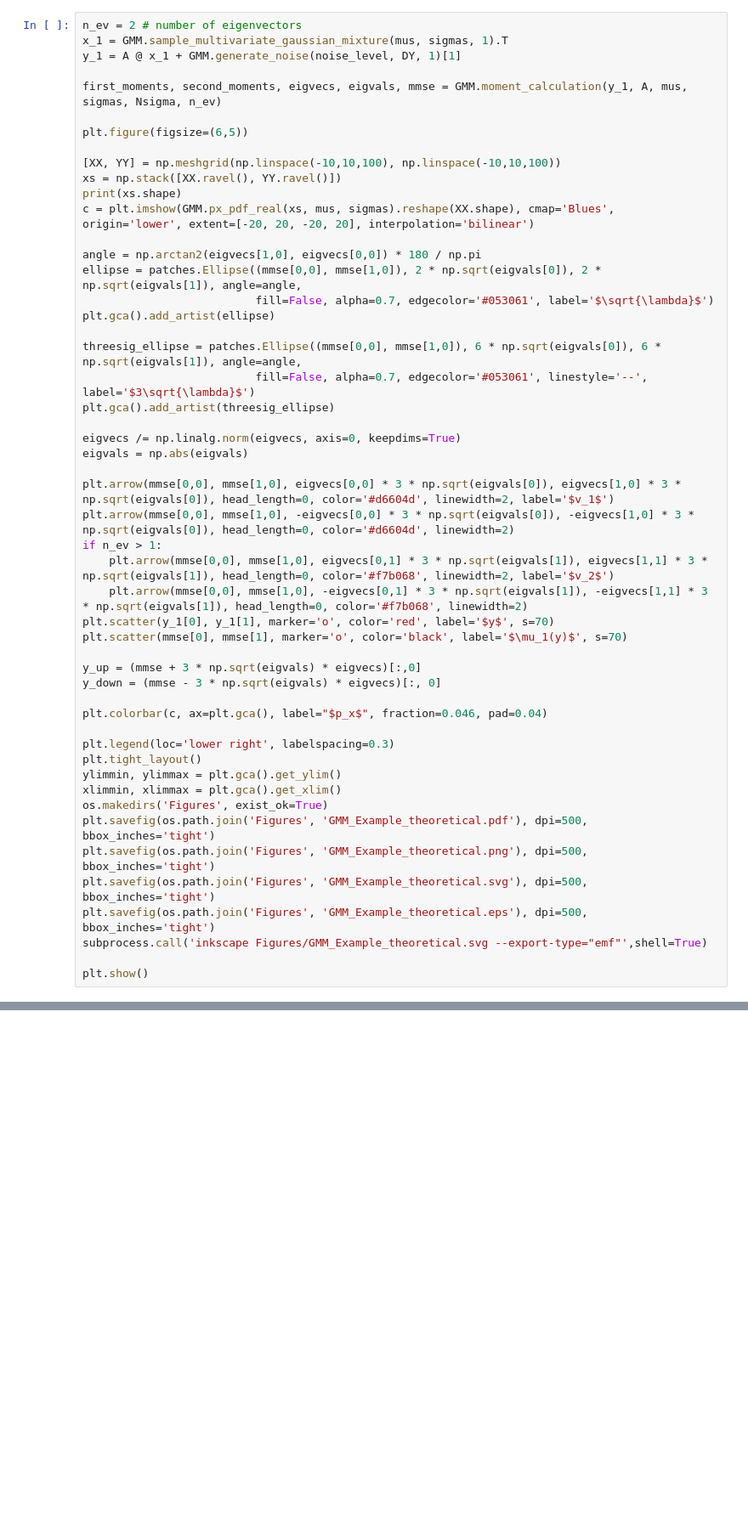
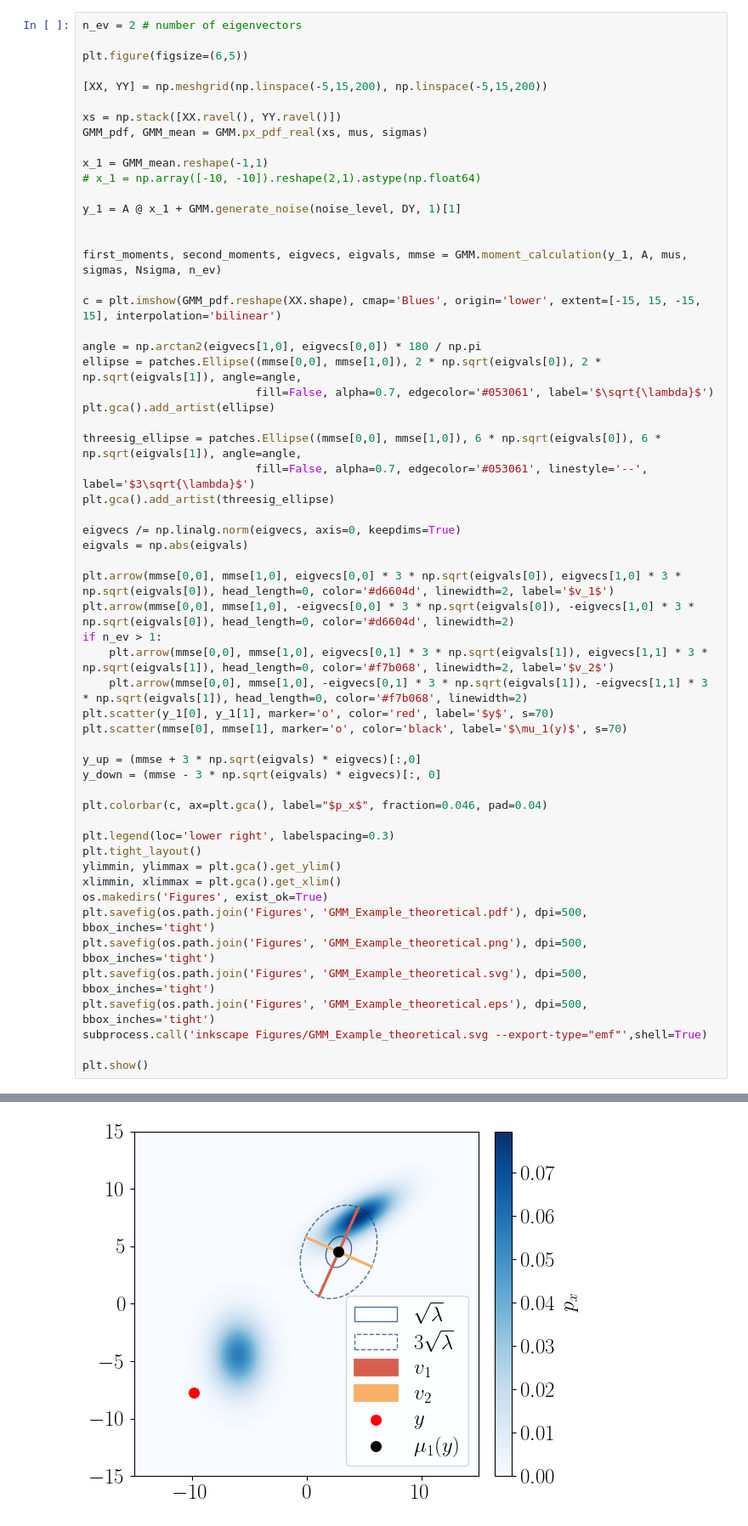
Before and after one commit to xiao-shi-1026/GaussianDenoisingPosterior, a Jupyter notebook: GMMexample/GMMmain.ipynb, the cells around one changed output, grey strips where cells are left out. Shown at 85% size. Drawn from its saved outputs; the diff is of its cells as text; blank space fills up the shorter version.

```diff
--- a/GMMexample/GMMmain.ipynb
+++ b/GMMexample/GMMmain.ipynb
@@ -88,16 +66,22 @@ bmmse = np.concatenate([mmse] * 2, axis=1)
 # %%
 n_ev = 2 # number of eigenvectors
-x_1 = GMM.sample_multivariate_gaussian_mixture(mus, sigmas, 1).T
+
+plt.figure(figsize=(6,5))
+
+[XX, YY] = np.meshgrid(np.linspace(-5,15,200), np.linspace(-5,15,200))
+
+xs = np.stack([XX.ravel(), YY.ravel()])
+GMM_pdf, GMM_mean = GMM.px_pdf_real(xs, mus, sigmas)
+
+x_1 = GMM_mean.reshape(-1,1)
+# x_1 = np.array([-10, -10]).reshape(2,1).astype(np.float64)
+
 y_1 = A @ x_1 + GMM.generate_noise(noise_level, DY, 1)[1]
+
 
 first_moments, second_moments, eigvecs, eigvals, mmse = GMM.moment_calculation(y_1, A, mus, sigmas, Nsigma, n_ev)
 
-plt.figure(figsize=(6,5))
-
-[XX, YY] = np.meshgrid(np.linspace(-10,10,100), np.linspace(-10,10,100))
-xs = np.stack([XX.ravel(), YY.ravel()])
-print(xs.shape)
-c = plt.imshow(GMM.px_pdf_real(xs, mus, sigmas).reshape(XX.shape), cmap='Blues', origin='lower', extent=[-20, 20, -20, 20], interpolation='bilinear')
+c = plt.imshow(GMM_pdf.reshape(XX.shape), cmap='Blues', origin='lower', extent=[-15, 15, -15, 15], interpolation='bilinear')
 
 angle = np.arctan2(eigvecs[1,0], eigvecs[0,0]) * 180 / np.pi
 ellipse = patches.Ellipse((mmse[0,0], mmse[1,0]), 2 * np.sqrt(eigvals[0]), 2 * np.sqrt(eigvals[1]), angle=angle,
@@ -143,0 +125 @@ ValueError: operands could not be broadcast together with shapes (2,10000) (3,1)
+[figure, added]
```
Also changed, not shown: parts of 8 cells of this notebook, 6 other files.
